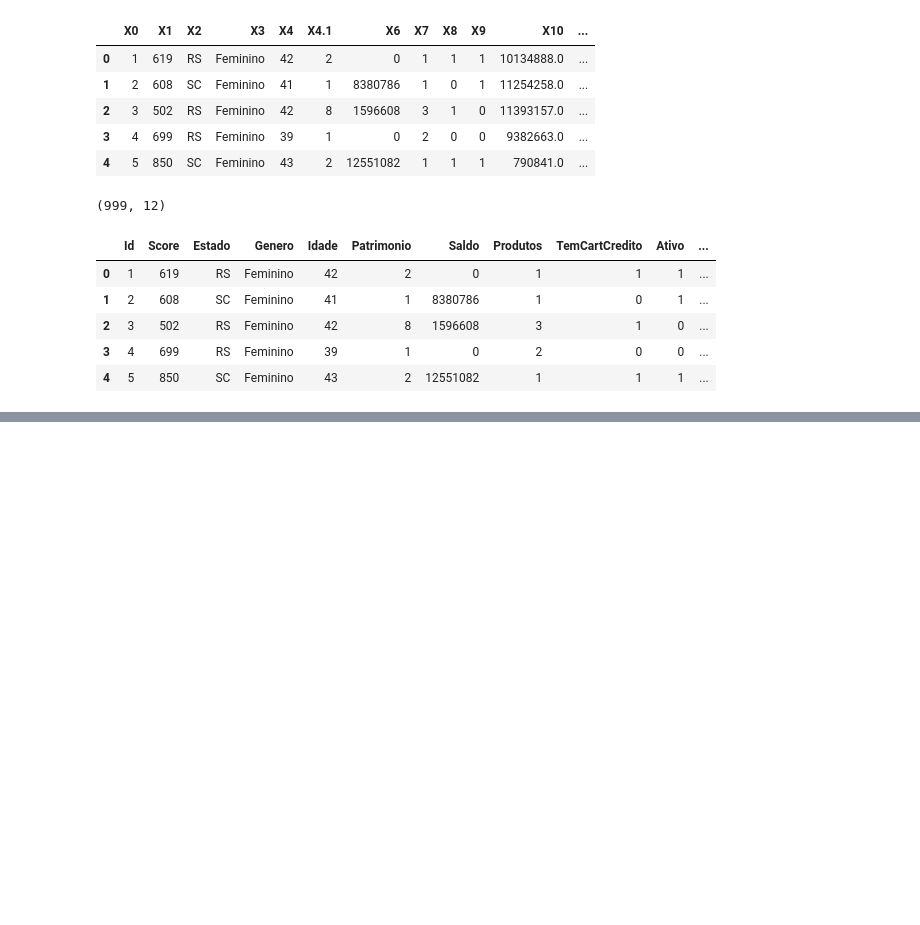
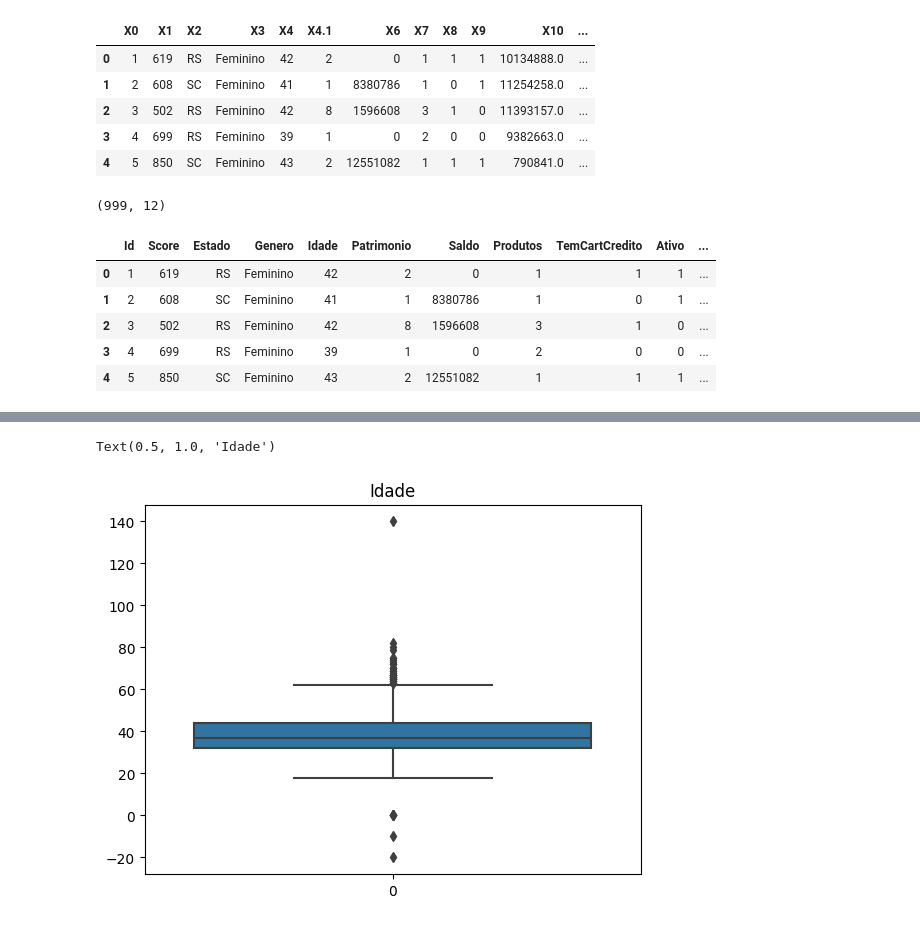
Before and after one commit to Rafaelse6/py-data-cleaning, a Jupyter notebook: data-cleaning/data-cleaning.ipynb, the cells around one changed output, grey strips where cells are left out. Saved outputs shown, nothing was run; the diff lists cells and outputs as text; code cells hidden in the pictures; blank space fills up the shorter version.

```diff
--- a/data-cleaning/data-cleaning.ipynb
+++ b/data-cleaning/data-cleaning.ipynb
@@ -34,0 +106,5 @@ dataset.head()
+# %%
+srn.boxplot(dataset['Idade']).set_title('Idade')
+# %% [output]
+Text(0.5, 1.0, 'Idade')
+[figure, added]
```
Also changed, not shown: parts of 16 cells of this notebook.
